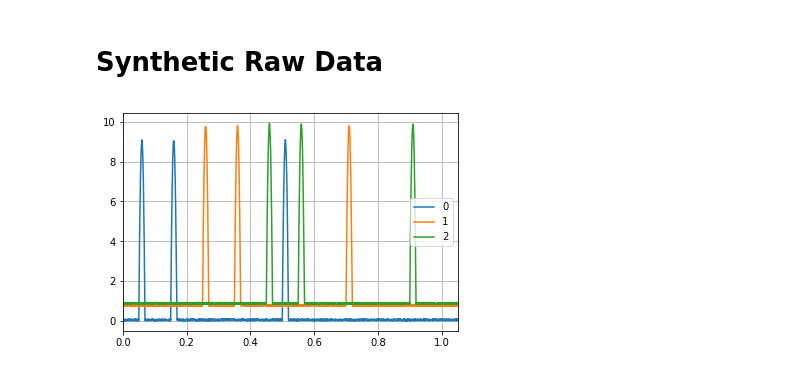
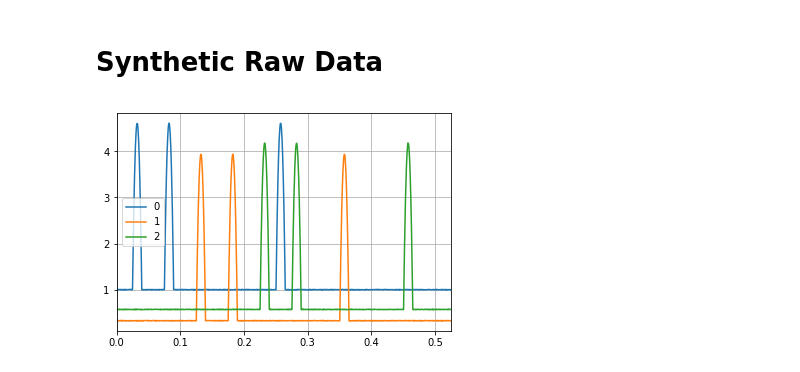
Before and after one commit to OpenWIM/pywim, a Jupyter notebook: notebooks/SyntheticRawData.ipynb, the cells around one changed output. Saved outputs shown, nothing was run; the diff lists cells and outputs as text; code cells hidden in the pictures.

```diff
--- a/notebooks/SyntheticRawData.ipynb
+++ b/notebooks/SyntheticRawData.ipynb
@@ -15,6 +13,6 @@ import pandas as pd
 # %%
-def gen_slope(width: int=400):
-    f = lambda x: (-(x)**2 + 7)
+def gen_slope(width: int=400, c=2.5):
+    f = lambda x: (-(x)**2)/c
 
     slope = [
         f(i) for i in np.linspace(-3, 3, width)
@@ -71,35 +69,35 @@ def gen_truck_raw_data(
     Δd_cum = 0
 
     for i, Δd in enumerate(sensors_distance):
         Δd_cum += Δd
         y = np.zeros(total_points)
         axd_cum = 0
         for axd in axles_distance:
             axd_cum += axd
             j = int(((axd_cum+shift+Δd_cum)*sample_rate)//speed)
             #print(axd_cum, j, total_points)
-            width = int(400//speed)
-            y[j:j+width] = gen_slope(width)
+            width = int(600//speed)
+            y[j:j+width] = gen_slope(width, c=2.5)
 
         y += np.random.random(total_points)/p_signal_noise  # noise
         y += np.random.randint(0, 100)/70  # changes baseline
 
         data[i] = y
 
     return pd.DataFrame(data, index=x)
 
 vehicle_layout = '-O-O------O--'
 
 data = gen_truck_raw_data(
     sample_rate=2000,
-    speed=10,
+    speed=20,
     vehicle_layout=vehicle_layout,
     sensors_distance=[2, 2],
-    p_signal_noise=10.0
+    p_signal_noise=100.0
 )
 
 data.plot()
 plt.grid(True)
 plt.show()
 # %% [output]
-[figure, old version]
+[figure, new version]
```
Also changed, not shown: parts of 1 cell of this notebook, 8 other files.
